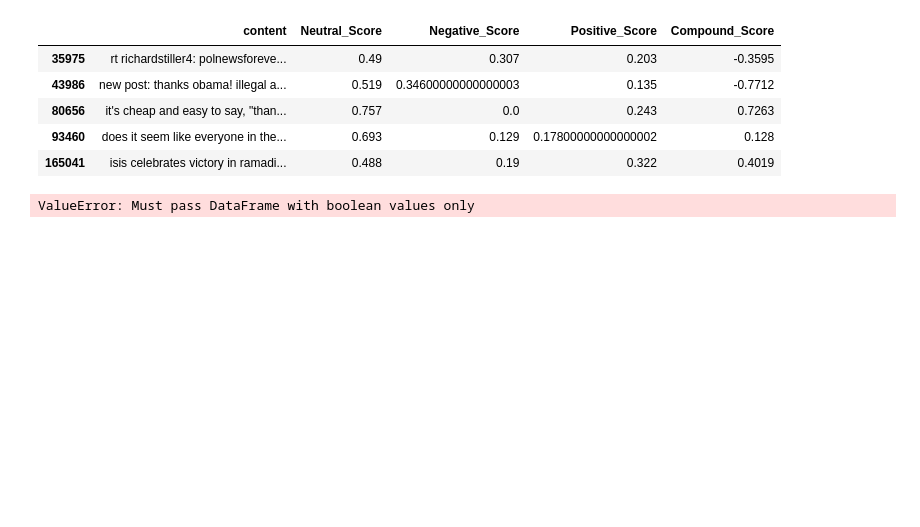
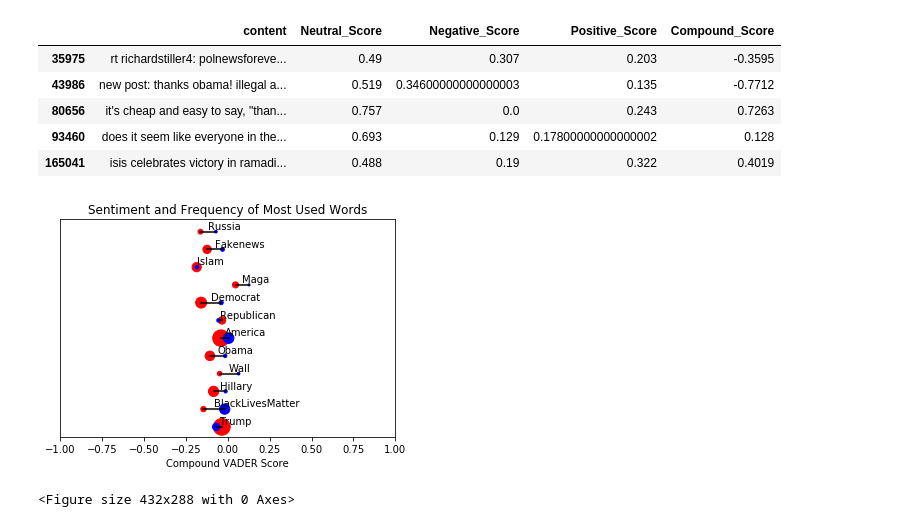
Before and after one commit to TimStOnge/Russian-Troll-Tweets-Sentiment-Analysis, a Jupyter notebook: Sarah-Analysis.ipynb, the cells around one changed output. Saved outputs shown, nothing was run; the diff lists cells and outputs as text; code cells hidden in the pictures; blank space fills up the shorter version.

Commit message:
Finished matplotlib graphing

```diff
--- a/Sarah-Analysis.ipynb
+++ b/Sarah-Analysis.ipynb
@@ -222,3 +222,8 @@ final_df.head(12)
 | 9 | Islam | 42693 | 6939 | -0.186188 | -0.184455 | 0.447204 | ... |
 | 10 | Fakenews | 35193 | 7394 | -0.123897 | -0.031851 | 0.431529 | ... |
 | 11 | Russia | 11948 | 3546 | -0.163501 | -0.071404 | 0.420719 | ... |
+# %%
+#find and sort by the highest cumulative frequency topics appeared
+final_df["Cumulative_Appearance"] = final_df["Right_Frequency"] + final_df["Left_Frequency"]
+final_df.sort_values("Cumulative_Appearance", ascending=False)
+final_df.head()
@@ -232,47 +253,3 @@ final_df.head(12)
 | 80656 | it's cheap and easy to say, "than... | 0.757 | 0.0 | 0.243 | 0.7263 |
 | 93460 | does it seem like everyone in the... | 0.693 | 0.129 | 0.17800000000000002 | 0.128 |
 | 165041 | isis celebrates victory in ramadi... | 0.488 | 0.19 | 0.322 | 0.4019 |
-# %%
-# x labels
-right_sentiment = pd.DataFrame(final_df["Right_Sentiment"])
-# left_sentiment = pd.DataFrame(final_df["Left_Sentiment"])
-x_axis = np.arange(-1, 1, .1)
-topic = pd.DataFrame(final_df["Topic"])
-
-# y labels
-y_axis_right = pd.DataFrame(final_df["Right_Updates"])
-# y_axis_left = pd.DataFrame(final_df["Left_Updates"])
-
-#circle labels
-labels = final_df["Topic"]
-
-# Build the scatter plots for each city type
-ax1 = topic.plot(kind='scatter',x=right_sentiment, y=y_axis_right,
-                       color="red", s=right_sentiment, label = "Right",
-                       alpha = 0.5, edgecolor = "black", linewidths = 1.5)
-# ax2 = topic.plot(kind='scatter', x=x_axis, y="0",
-#                           color="blue",s=final_df["Left_Sentiment"]*2, label = "Left Sentiment",
-#                           alpha = 0.5, edgecolor = "black", linewidths = 1.5, ax=ax1)
-
-# try plotting another way
-# plt.scatter(x_axis, final_df, marker="o", facecolors="red", edgecolors="black",
-#             s=right_sentiment, alpha=0.75)
-
-
-# Incorporate the other graph properties
-plt.title("Sentiment of Most Used Words")
-plt.xlabel("VADER Score")
-plt.ylabel("Updates/Reactions")
-
-# Create a legend
-plt.legend(title = 'TBD')
-plt.grid(True)
-
-# text label about the circle size
-textstr = "Note: \n Note Here."
-plt.text(42,35,textstr, fontsize=11)
-
-plt.show()
-# plt.savefig("Images/sentiment_leftandright.png")
-# %% [output]
-ValueError: Must pass DataFrame with boolean values only
@@ -280,0 +256,26 @@ ValueError: Must pass DataFrame with boolean values only
+# %%
+#find a better weay to plot. start again
+ind = 1
+
+def getXTextLocation(locations):
+    lower = min(locations)
+    higher = max(locations)
+    return ((higher - lower)/2)+lower
+
+fig,ax = plt.subplots(1)
+
+for row in final_df.iterrows():
+    row_data = row[1]
+    ax.plot([row_data['Right_Sentiment'], row_data['Left_Sentiment']], [ind, ind], c='black')
+    ax.scatter([row_data['Right_Sentiment'], row_data['Left_Sentiment']], [ind, ind], s=[row_data['Right_Frequency']/500, row_data['Left_Frequency']/500], c=['red', 'blue'])
+    ax.text(getXTextLocation([row_data['Right_Sentiment'], row_data['Left_Sentiment']]), ind+.15, row_data['Topic'])
+    ind += 1
+plt.xlim(-1, 1)
+ax.get_yaxis().set_visible(False)
+plt.title("Sentiment and Frequency of Most Used Words")
+plt.xlabel("Compound VADER Score")
+plt.show()
+plt.savefig("Images/sentiment_leftandright_1.png")
+# %% [output]
+[figure, added]
+<Figure size 432x288 with 0 Axes>
```
Also changed, not shown: parts of 4 cells of this notebook, 1 other file.
